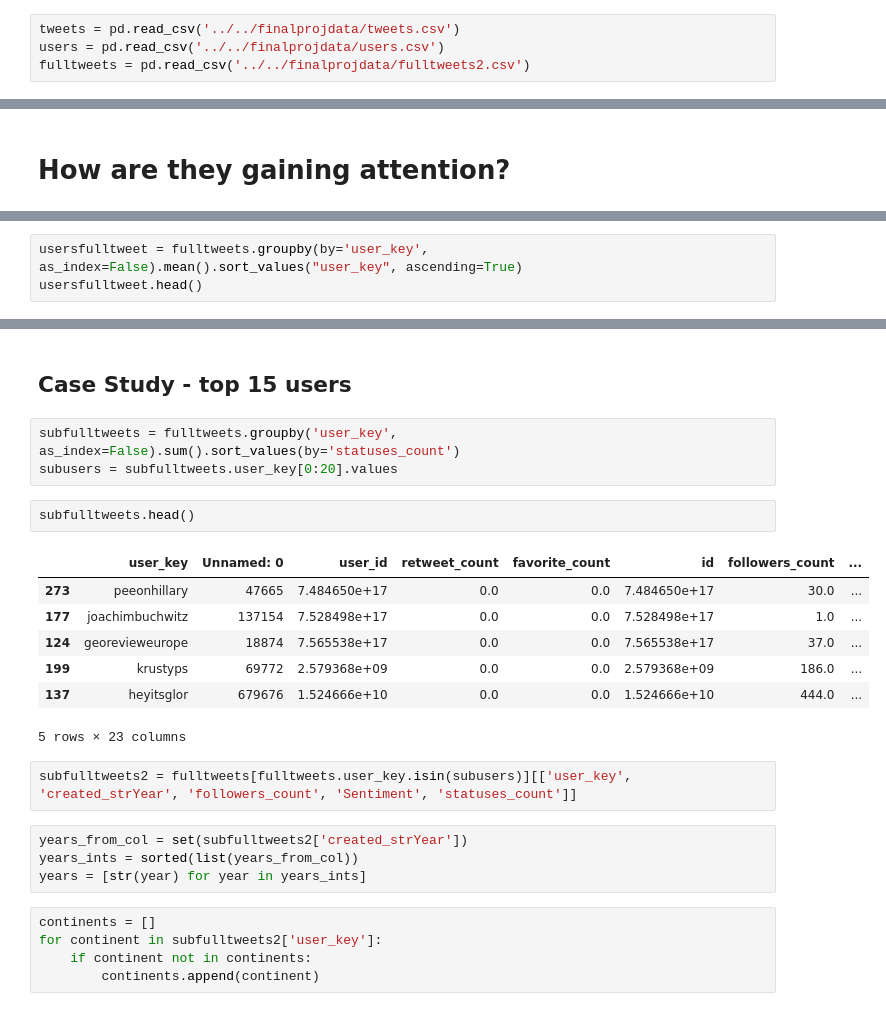
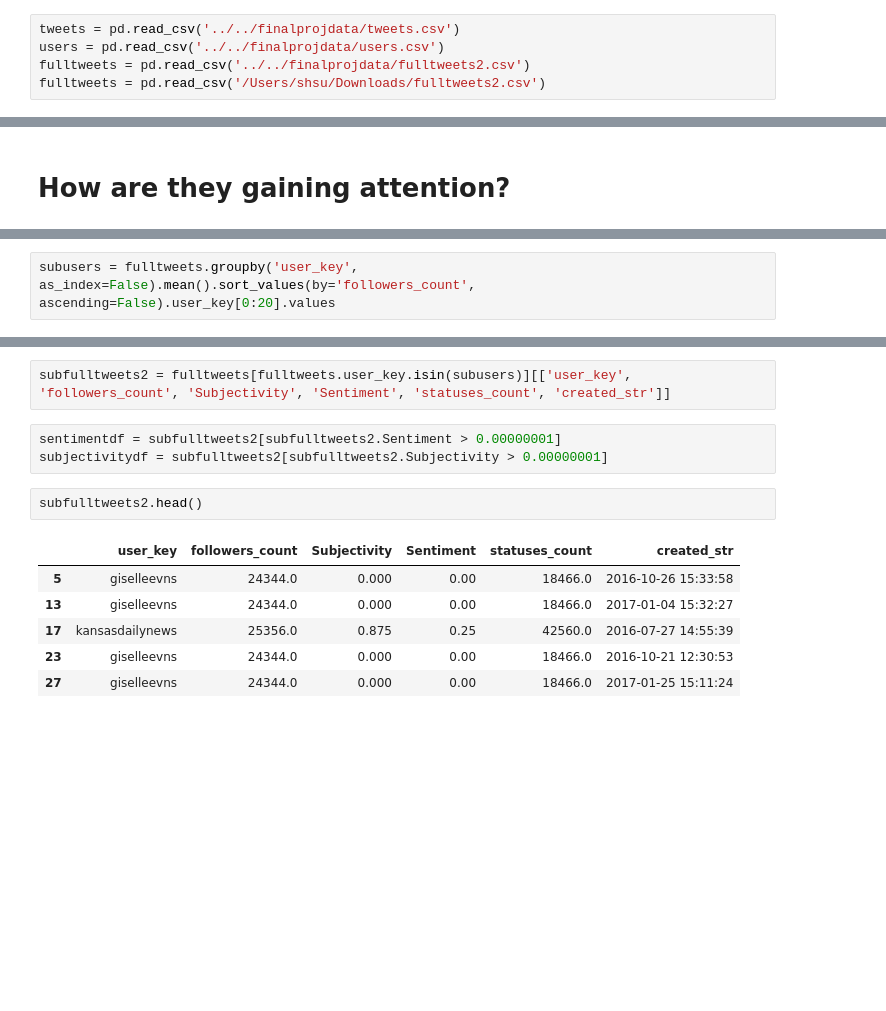
Before and after one commit to stephenjhsu/Fake-Tweets-Visualized, a Jupyter notebook: Graphs.ipynb, the cells around one changed output, grey strips where cells are left out. Saved outputs shown, nothing was run; the diff lists cells and outputs as text; blank space fills up the shorter version.

```diff
--- a/Graphs.ipynb
+++ b/Graphs.ipynb
@@ -26,6 +26,7 @@ scipy.sparse.sparsetools is a private module for scipy.sparse, and should not be
 tweets = pd.read_csv('../../finalprojdata/tweets.csv')
 users = pd.read_csv('../../finalprojdata/users.csv')
 fulltweets = pd.read_csv('../../finalprojdata/fulltweets2.csv')
+fulltweets = pd.read_csv('/Users/shsu/Downloads/fulltweets2.csv')
 # %%
 users['Date'] = pd.to_datetime(users['created_at'])
 users = users[pd.notnull(users['created_at'])]
@@ -244,3 +307,2 @@ The bots tend to talk in topics about
 # %%
-usersfulltweet = fulltweets.groupby(by='user_key', as_index=False).mean().sort_values("user_key", ascending=True)
-usersfulltweet.head()
+subusers = fulltweets.groupby('user_key', as_index=False).mean().sort_values(by='followers_count', ascending=False).user_key[0:20].values
@@ -255,26 +309,14 @@ usersfulltweet.head()
-# %% [markdown]
-## Case Study - top 15 users
-# %%
-subfulltweets = fulltweets.groupby('user_key', as_index=False).sum().sort_values(by='statuses_count')
-subusers = subfulltweets.user_key[0:20].values
+# %%
+subfulltweets2 = fulltweets[fulltweets.user_key.isin(subusers)][['user_key', 'followers_count', 'Subjectivity', 'Sentiment', 'statuses_count', 'created_str']]
+# %%
+sentimentdf = subfulltweets2[subfulltweets2.Sentiment > 0.00000001]
+subjectivitydf = subfulltweets2[subfulltweets2.Subjectivity > 0.00000001]
 # %%
-subfulltweets.head()
+subfulltweets2.head()
 # %% [output]
-|  | user_key | Unnamed: 0 | user_id | retweet_count | favorite_count | id | followers_count | ... |
-| 273 | peeonhillary | 47665 | 7.484650e+17 | 0.0 | 0.0 | 7.484650e+17 | 30.0 | ... |
-| 177 | joachimbuchwitz | 137154 | 7.528498e+17 | 0.0 | 0.0 | 7.528498e+17 | 1.0 | ... |
-| 124 | georevieweurope | 18874 | 7.565538e+17 | 0.0 | 0.0 | 7.565538e+17 | 37.0 | ... |
-| 199 | krustyps | 69772 | 2.579368e+09 | 0.0 | 0.0 | 2.579368e+09 | 186.0 | ... |
-| 137 | heyitsglor | 679676 | 1.524666e+10 | 0.0 | 0.0 | 1.524666e+10 | 444.0 | ... |
+|  | user_key | followers_count | Subjectivity | Sentiment | statuses_count | created_str |
+| 5 | giselleevns | 24344.0 | 0.000 | 0.00 | 18466.0 | 2016-10-26 15:33:58 |
+| 13 | giselleevns | 24344.0 | 0.000 | 0.00 | 18466.0 | 2017-01-04 15:32:27 |
+| 17 | kansasdailynews | 25356.0 | 0.875 | 0.25 | 42560.0 | 2016-07-27 14:55:39 |
+| 23 | giselleevns | 24344.0 | 0.000 | 0.00 | 18466.0 | 2016-10-21 12:30:53 |
+| 27 | giselleevns | 24344.0 | 0.000 | 0.00 | 18466.0 | 2017-01-25 15:11:24 |
-5 rows × 23 columns
-# %%
-subfulltweets2 = fulltweets[fulltweets.user_key.isin(subusers)][['user_key', 'created_strYear', 'followers_count', 'Sentiment', 'statuses_count']]
-# %%
-years_from_col = set(subfulltweets2['created_strYear'])
-years_ints = sorted(list(years_from_col))
-years = [str(year) for year in years_ints]
-# %%
-continents = []
-for continent in subfulltweets2['user_key']:
-    if continent not in continents:
-        continents.append(continent)
```
Also changed, not shown: parts of 35 cells of this notebook.
